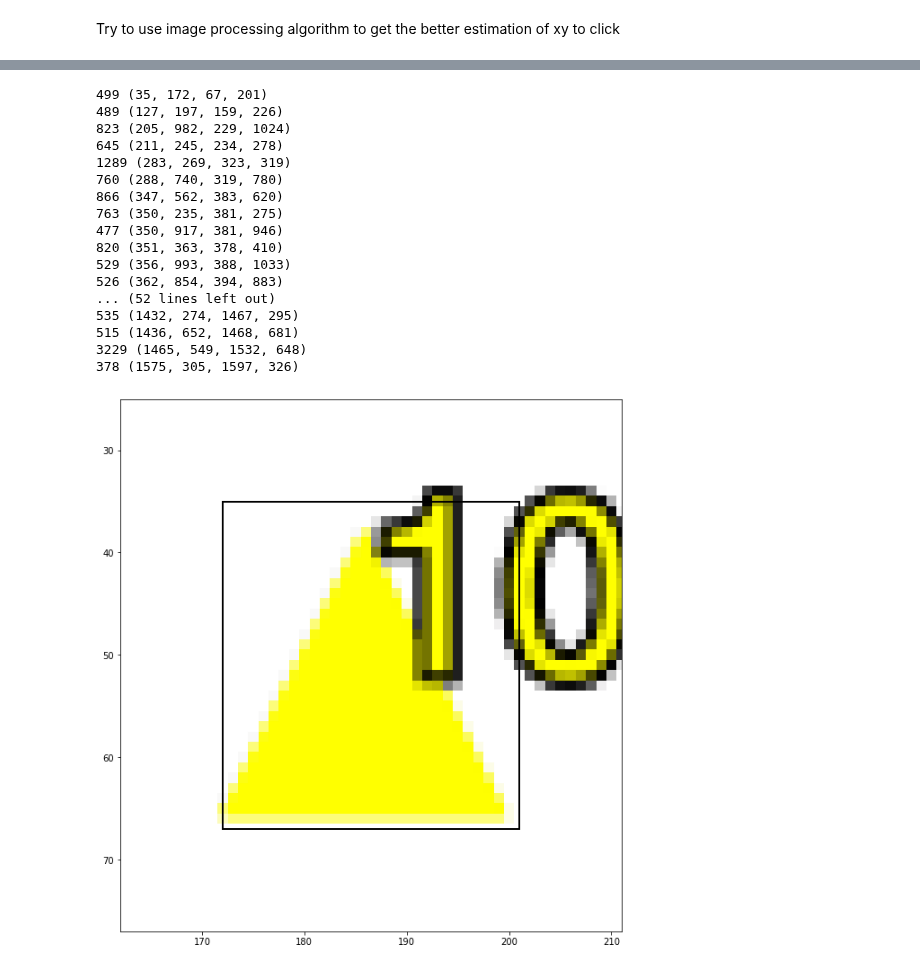
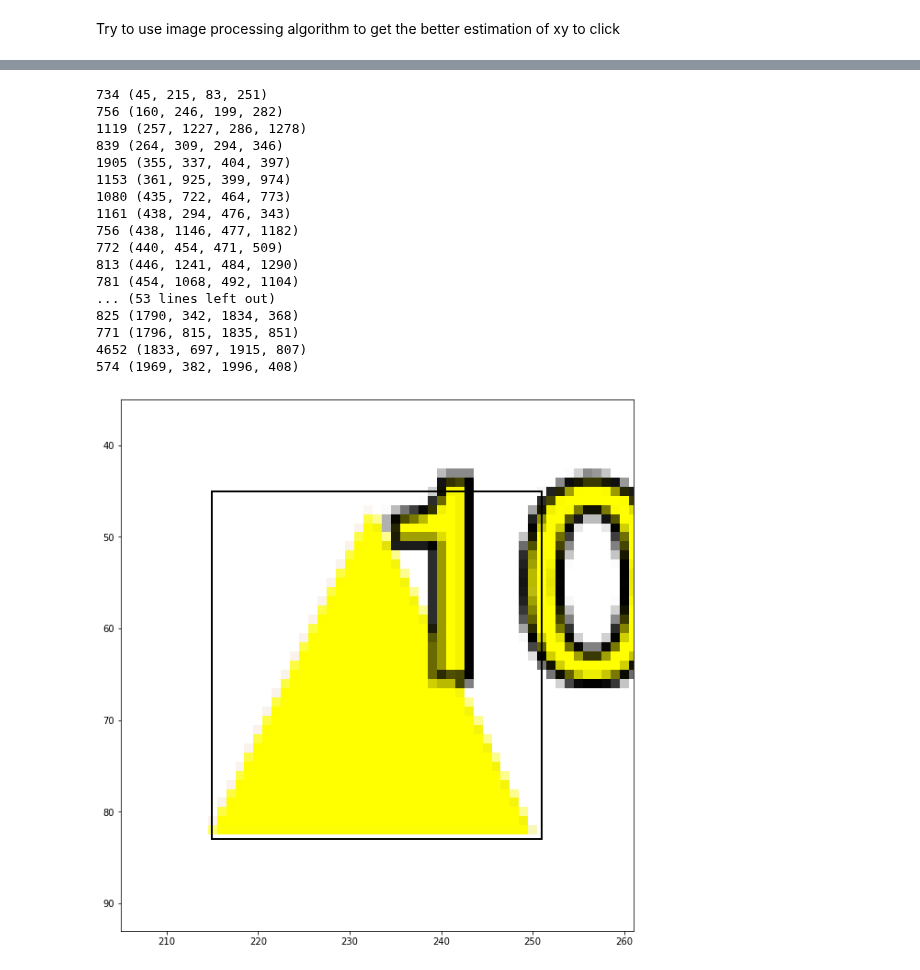
Before and after one commit to Global-Flood-Assessment/ModelOfModels, a Jupyter notebook: data/image_processing.ipynb, the cells around one changed output, grey strips where cells are left out. Cells and saved outputs as stored; diff of their text form; code cells hidden in the pictures.

```diff
--- a/data/image_processing.ipynb
+++ b/data/image_processing.ipynb
@@ -41,8 +41,8 @@ wms_paras['REQUEST']='GetMap'
 # test EPSG:3857
 wms_paras['CRS']='EPSG:3857'
 wms_paras['BBOX'] = '2560348.29,-3123471.75,4675418.61,-222684.21'
-wms_paras['WIDTH']=600*2
-wms_paras['HEIGHT']=800*2
+wms_paras['WIDTH']=600*2.5
+wms_paras['HEIGHT']=800*2.5
 resp = requests.get(wms_url, params=wms_paras)
 print(resp.url)
 # %% [output]
@@ -84,38 +84,38 @@ plt.show()
 # %%
 for region in regionprops(label_image):
-    if region.area >= 300:
+    if region.area >= 400:
         print(region.area,region.bbox)
 # %% [output]
-499 (35, 172, 67, 201)
-489 (127, 197, 159, 226)
-823 (205, 982, 229, 1024)
-645 (211, 245, 234, 278)
-1289 (283, 269, 323, 319)
-760 (288, 740, 319, 780)
-866 (347, 562, 383, 620)
-763 (350, 235, 381, 275)
-477 (350, 917, 381, 946)
-820 (351, 363, 378, 410)
-529 (356, 993, 388, 1033)
-526 (362, 854, 394, 883)
-... (52 lines left out)
-535 (1432, 274, 1467, 295)
-515 (1436, 652, 1468, 681)
-3229 (1465, 549, 1532, 648)
-378 (1575, 305, 1597, 326)
+734 (45, 215, 83, 251)
+756 (160, 246, 199, 282)
+1119 (257, 1227, 286, 1278)
+839 (264, 309, 294, 346)
+1905 (355, 337, 404, 397)
+1153 (361, 925, 399, 974)
+1080 (435, 722, 464, 773)
+1161 (438, 294, 476, 343)
+756 (438, 1146, 477, 1182)
+772 (440, 454, 471, 509)
+813 (446, 1241, 484, 1290)
+781 (454, 1068, 492, 1104)
+... (53 lines left out)
+825 (1790, 342, 1834, 368)
+771 (1796, 815, 1835, 851)
+4652 (1833, 697, 1915, 807)
+574 (1969, 382, 1996, 408)
 # %%
-minr,minc,maxr,maxc= [35, 172, 67, 201]
+minr,minc,maxr,maxc= [45, 215, 83, 251]
 
 fig, ax = plt.subplots()
 #ax.imshow(image_label_overlay)
 ax.imshow(image_org)
 
 
 rect = mpatches.Rectangle((minc, minr), maxc - minc, maxr - minr,fill=False, edgecolor='black', linewidth=2)
 ax.add_patch(rect)
 ax.set_xlim(minc-10,maxc+10)
 ax.set_ylim(maxr+10,minr-10)
 plt.show()
 # %% [output]
-[figure, old version]
+[figure, new version]
 # %%
```
Also changed, not shown: parts of 3 cells of this notebook.
